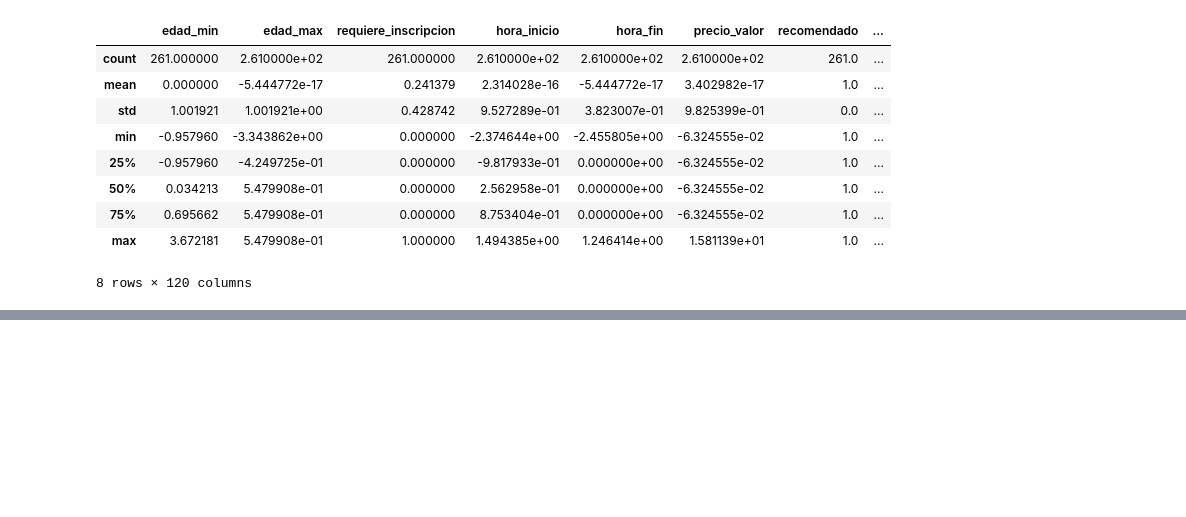
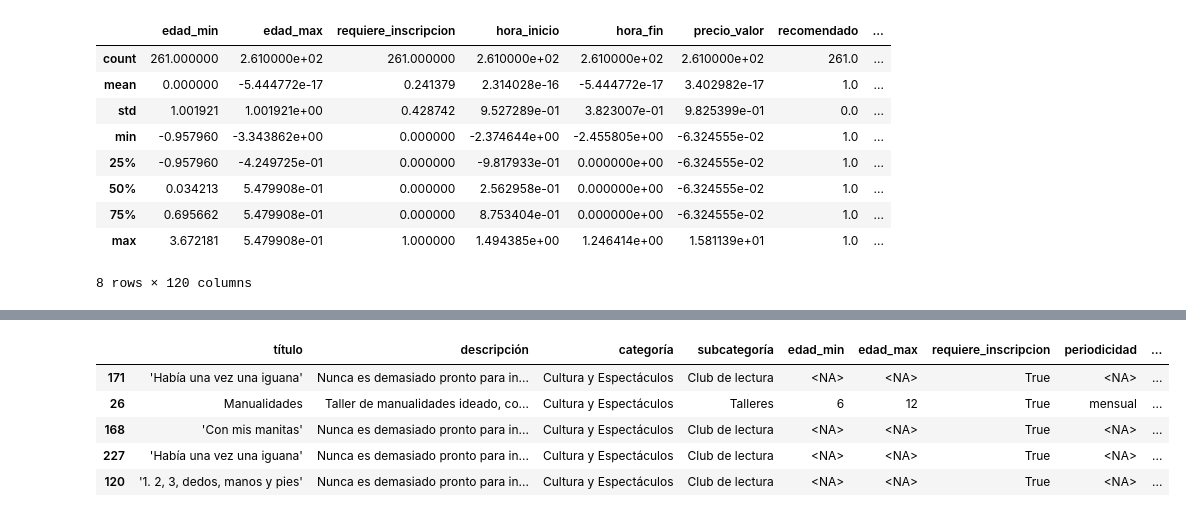
Before and after one commit to abdonrb/desafio_tripulaciones, a Jupyter notebook: notebooks/06_ModeloML_RecomencionActividades_KNN_agv.ipynb, the cells around one changed output, grey strips where cells are left out. Saved outputs shown, nothing was run; the diff lists cells and outputs as text; code cells hidden in the pictures; blank space fills up the shorter version.

```diff
--- a/notebooks/06_ModeloML_RecomencionActividades_KNN_agv.ipynb
+++ b/notebooks/06_ModeloML_RecomencionActividades_KNN_agv.ipynb
@@ -2,0 +17,3 @@
+# %%
+df_original = df_original.convert_dtypes()
+df_original.info()
@@ -9,5 +51,5 @@ directorio = '../data/processed/'
 nombre_archivo_trabajo = 'actividades(261)_detalles_depuradoML_02mayo2025.csv'
 ruta_archivo_trabajo = os.path.join(directorio, nombre_archivo_trabajo)
 
-df = pd.read_csv(ruta_archivo_trabajo)
+df_ml = pd.read_csv(ruta_archivo_trabajo)
 # %%
@@ -42,7 +181,7 @@ from sklearn.neighbors import NearestNeighbors
 
 # Crear y entrenar el modelo KNN
 model = NearestNeighbors(n_neighbors=5, algorithm='auto')
-model.fit(df)
+model.fit(df_ml)
 
 # Función para obtener recomendaciones dado un índice de actividad
 def obtener_recomendaciones(indice_actividad, df_original, df_procesado, model, n_recommendations=5):
@@ -67,7 +206,7 @@ def obtener_recomendaciones(indice_actividad, df_original, df_procesado, model,
     DataFrame con las actividades recomendadas.
     """
     # Obtener las características de la actividad seleccionada
-    actividad_seleccionada = df_procesado.iloc[indice_actividad].values.reshape(1, -1)
+    actividad_seleccionada = df_procesado.iloc[[indice_actividad]]
 
     # Encontrar los vecinos más cercanos
     distancias, indices = model.kneighbors(actividad_seleccionada, n_neighbors=n_recommendations+1)
@@ -87,6 +226,8 @@ def obtener_recomendaciones(indice_actividad, df_original, df_procesado, model,
 # %%
 # Ejemplo de uso
 indice_ejemplo = 24  # Por ejemplo, la actividad "Chatines: club de lectura infantil"
-recomendaciones = obtener_recomendaciones(indice_ejemplo, df_depurado2, df, model)
-print(recomendaciones[['título', 'categoría', 'subcategoría', 'distancia']])
+print(df_original.loc[indice_ejemplo,['título', 'categoría', 'día_días', 'distrito','subcategoría']])
+
+recomendaciones = obtener_recomendaciones(indice_ejemplo, df_original, df_ml, model)
+print(recomendaciones[['título', 'categoría', 'subcategoría', 'día_días', 'distrito', 'distancia']])
 # %% [output]
@@ -93,0 +258,9 @@ NameError: name 'df_depurado2' is not defined
+# %%
+recomendaciones
+# %% [output]
+|  | título | descripción | categoría | subcategoría | edad_min | edad_max | requiere_inscripcion | periodicidad | ... |
+| 171 | 'Había una vez una iguana' | Nunca es demasiado pronto para in... | Cultura y Espectáculos | Club de lectura | <NA> | <NA> | True | <NA> | ... |
+| 26 | Manualidades | Taller de manualidades ideado, co... | Cultura y Espectáculos | Talleres | 6 | 12 | True | mensual | ... |
+| 168 | 'Con mis manitas' | Nunca es demasiado pronto para in... | Cultura y Espectáculos | Club de lectura | <NA> | <NA> | True | <NA> | ... |
+| 227 | 'Había una vez una iguana' | Nunca es demasiado pronto para in... | Cultura y Espectáculos | Club de lectura | <NA> | <NA> | True | <NA> | ... |
+| 120 | '1. 2, 3, dedos, manos y pies' | Nunca es demasiado pronto para in... | Cultura y Espectáculos | Club de lectura | <NA> | <NA> | True | <NA> | ... |
```
Also changed, not shown: parts of 13 cells of this notebook, 1 other file.
